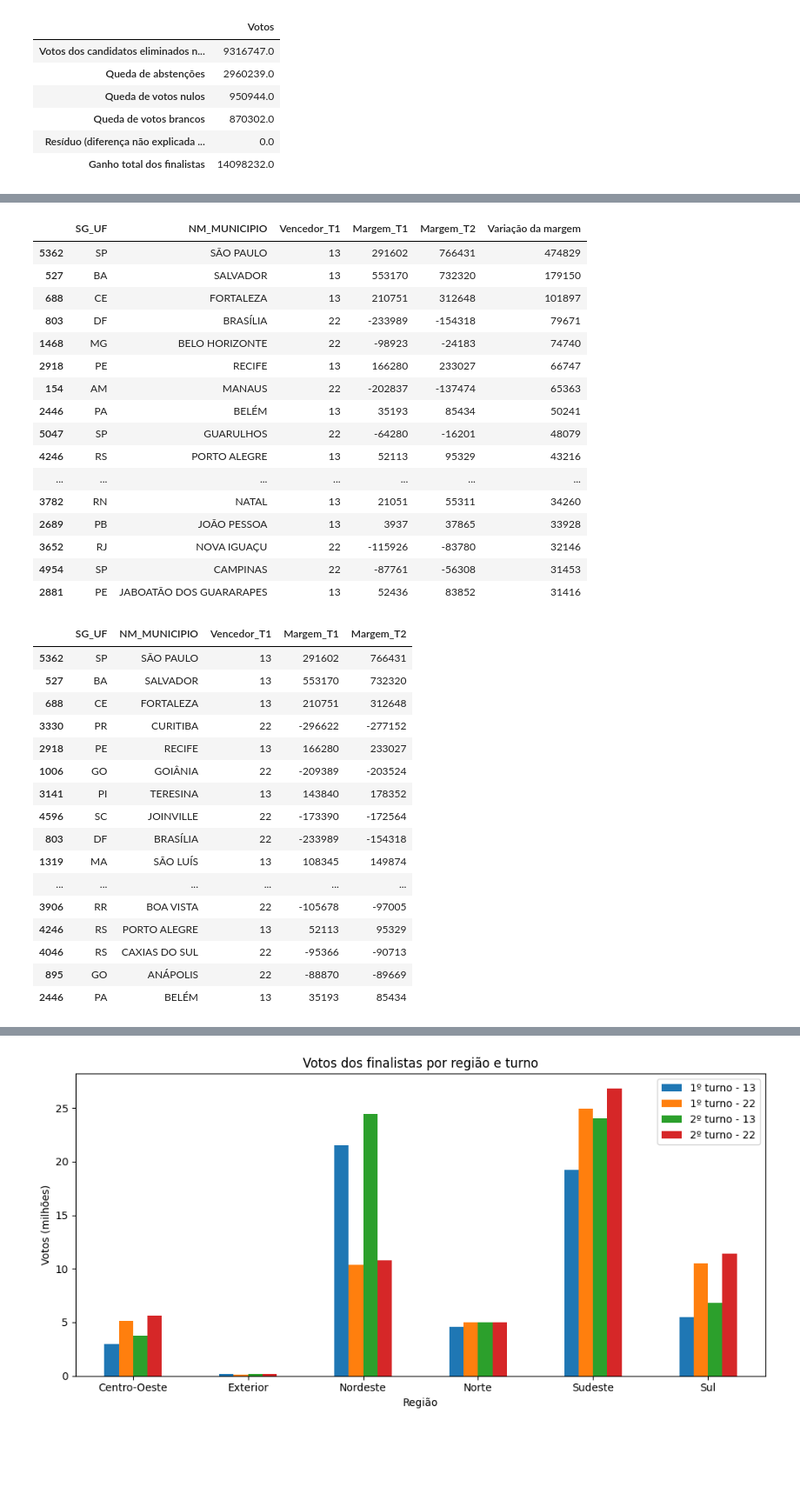
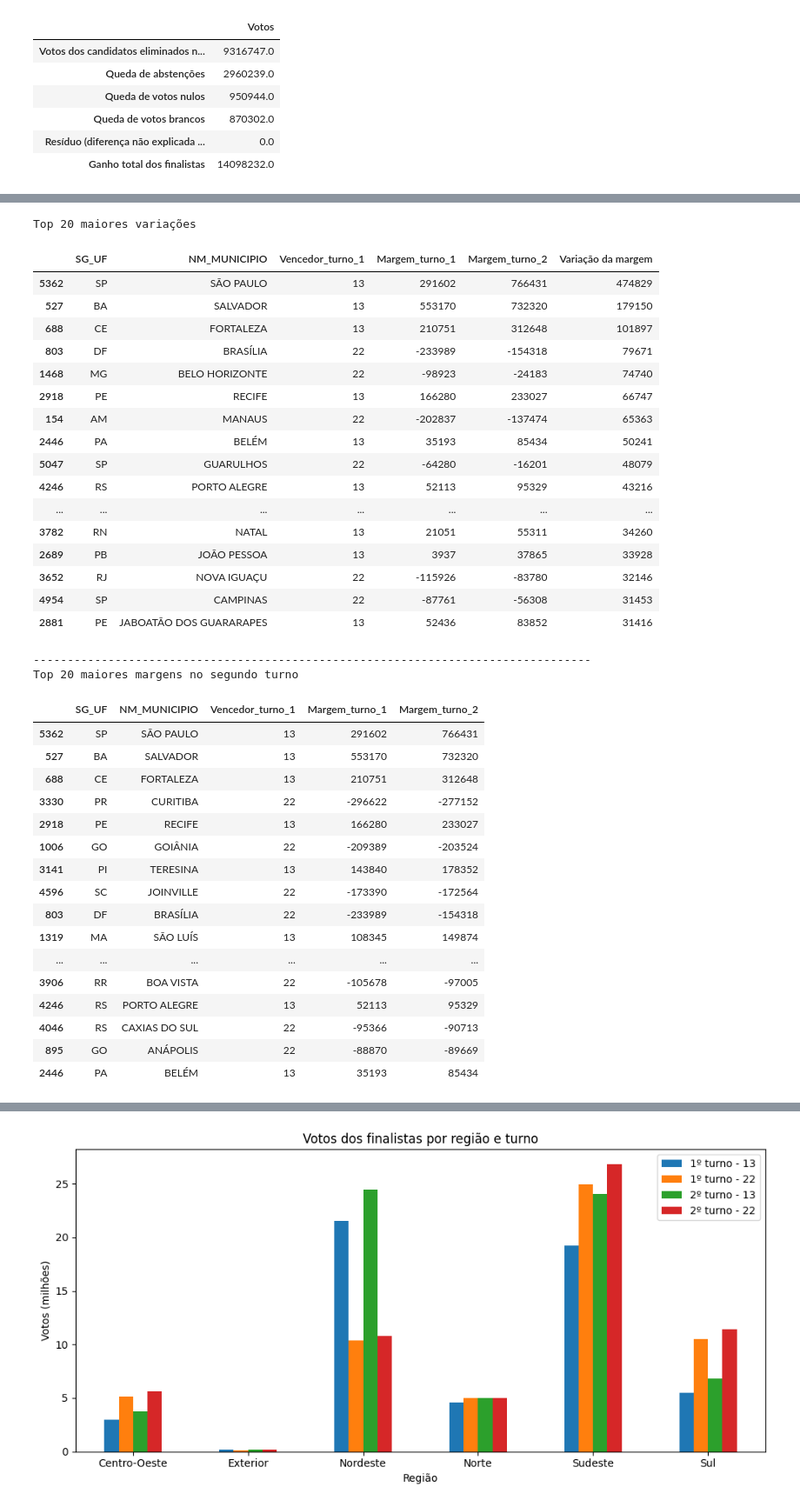
Before and after one commit to Arthxzs/Analise_Eleitoral_2026, a Jupyter notebook: Análise_votação.ipynb, the cells around one changed output, grey strips where cells are left out. Shown at 87% size. Saved outputs shown, nothing was run; the diff lists cells and outputs as text; code cells hidden in the pictures; blank space fills up the shorter version.

```diff
--- a/Análise_votação.ipynb
+++ b/Análise_votação.ipynb
@@ -255,19 +255,22 @@ regioes = {"AC": "Norte", "AP": "Norte", "AM": "Norte", "PA": "Norte", "RO": "No
            "ES": "Sudeste", "MG": "Sudeste", "RJ": "Sudeste", "SP": "Sudeste",
            "PR": "Sul", "RS": "Sul", "SC": "Sul", "ZZ": "Exterior"}
 
-# Criando mun_br mantendo-o como DataFrame de municípios do Brasil (excluindo Exterior)
-mun_br = tabela_b[tabela_b["SG_UF"] != "ZZ"].copy()
+# Tirando o ZZ para só ter dados nacionais pras regiões
+estados_br = votacao_pres_b[votacao_pres_b["SG_UF"] != "ZZ"].copy()
 
-tabela_b["Regiao"] = tabela_b["SG_UF"].map(regioes)
-mun_br["Regiao"] = mun_br["SG_UF"].map(regioes)
+votacao_pres_b["Regiao"] = votacao_pres_b["SG_UF"].map(regioes)
+estados_br["Regiao"] = estados_br["SG_UF"].map(regioes)
 
-votos_uf = tabela_b.groupby("SG_UF")[colunas_votos].sum()
-votos_regiao = tabela_b.groupby("Regiao")[colunas_votos].sum()
+votos_uf = votacao_pres_b.groupby("SG_UF")[colunas_votos].sum()
+votos_regiao = votacao_pres_b.groupby("Regiao")[colunas_votos].sum()
 
 for tabela in (votos_uf, votos_regiao):
-    tabela["Vencedor_T1"] = definir_vencedor(tabela, "T1_13", "T1_22")
-    tabela["Vencedor_T2"] = definir_vencedor(tabela, "T2_13", "T2_22")
+    tabela["Vencedor_turno_1"] = definir_vencedor(tabela, "t1_13", "t1_22")
+    tabela["Vencedor_turno_2"] = definir_vencedor(tabela, "t2_13", "t2_22")
 
-# Conferência: nenhuma UF pode ficar sem região
-display(tabela_b["Regiao"].isna().sum(), votos_regiao, votos_uf)
+print("Votação por região")
+display(votos_regiao)
+print("-------------------------------------------------------------------------------------")
+print("Votação por estado")
+display(votos_uf)
 # %% [output]
@@ -330,20 +396,26 @@ dtype: int64
 # %%
 # Cidades que não inverteram (e sem empate)
-nao_inverteram = mun_br[(mun_br["Vencedor_T1"] == mun_br["Vencedor_T2"]) & (mun_br["Vencedor_T1"] != 0)].copy()
-colunas_top = ["SG_UF", "NM_MUNICIPIO", "Vencedor_T1", "Margem_T1", "Margem_T2"]
+nao_inverteram = estados_br[(estados_br["Vencedor_turno_1"] == estados_br["Vencedor_turno_2"]) & (estados_br["Vencedor_turno_1"] != 0)].copy()
+colunas_top = ["SG_UF", "NM_MUNICIPIO", "Vencedor_turno_1", "Margem_turno_1", "Margem_turno_2"]
 
-# Interpretação 1: maior variação da margem (13 - 22) entre os turnos
-nao_inverteram["Variação da margem"] = nao_inverteram["Margem_T2"] - nao_inverteram["Margem_T1"]
+
+# Interpretação 1: maior variação da margem entre os turnos
+nao_inverteram["Variação da margem"] = nao_inverteram["Margem_turno_2"] - nao_inverteram["Margem_turno_1"]
 nao_inverteram["Variação absoluta"] = nao_inverteram["Variação da margem"].abs()
 top20_variacao = nao_inverteram.nlargest(20, "Variação absoluta")[colunas_top + ["Variação da margem"]]
 
 # Interpretação 2: maior diferença de votos entre os 2 candidatos no 2º turno
-nao_inverteram["Margem absoluta T2"] = nao_inverteram["Margem_T2"].abs()
-top20_margem_t2 = nao_inverteram.nlargest(20, "Margem absoluta T2")[colunas_top]
+nao_inverteram["Margem absoluta t2"] = nao_inverteram["Margem_turno_2"].abs()
+top20_margem_t2 = nao_inverteram.nlargest(20, "Margem absoluta t2")[colunas_top]
 
-display(top20_variacao, top20_margem_t2)
+print("Top 20 maiores variações")
+display(top20_variacao)
+print("----------------------------------------------------------------------------------")
+print("Top 20 maiores margens no segundo turno")
+display(top20_margem_t2)
 # %% [output]
+Top 20 maiores variações
-|  | SG_UF | NM_MUNICIPIO | Vencedor_T1 | Margem_T1 | Margem_T2 | Variação da margem |
+|  | SG_UF | NM_MUNICIPIO | Vencedor_turno_1 | Margem_turno_1 | Margem_turno_2 | Variação da margem |
 | 5362 | SP | SÃO PAULO | 13 | 291602 | 766431 | 474829 |
 | 527 | BA | SALVADOR | 13 | 553170 | 732320 | 179150 |
 | 688 | CE | FORTALEZA | 13 | 210751 | 312648 | 101897 |
@@ -360,7 +432,9 @@ display(top20_variacao, top20_margem_t2)
 | 3652 | RJ | NOVA IGUAÇU | 22 | -115926 | -83780 | 32146 |
 | 4954 | SP | CAMPINAS | 22 | -87761 | -56308 | 31453 |
 | 2881 | PE | JABOATÃO DOS GUARARAPES | 13 | 52436 | 83852 | 31416 |
+----------------------------------------------------------------------------------
+Top 20 maiores margens no segundo turno
-|  | SG_UF | NM_MUNICIPIO | Vencedor_T1 | Margem_T1 | Margem_T2 |
+|  | SG_UF | NM_MUNICIPIO | Vencedor_turno_1 | Margem_turno_1 | Margem_turno_2 |
 | 5362 | SP | SÃO PAULO | 13 | 291602 | 766431 |
 | 527 | BA | SALVADOR | 13 | 553170 | 732320 |
 | 688 | CE | FORTALEZA | 13 | 210751 | 312648 |
```
Also changed, not shown: parts of 36 cells of this notebook.
